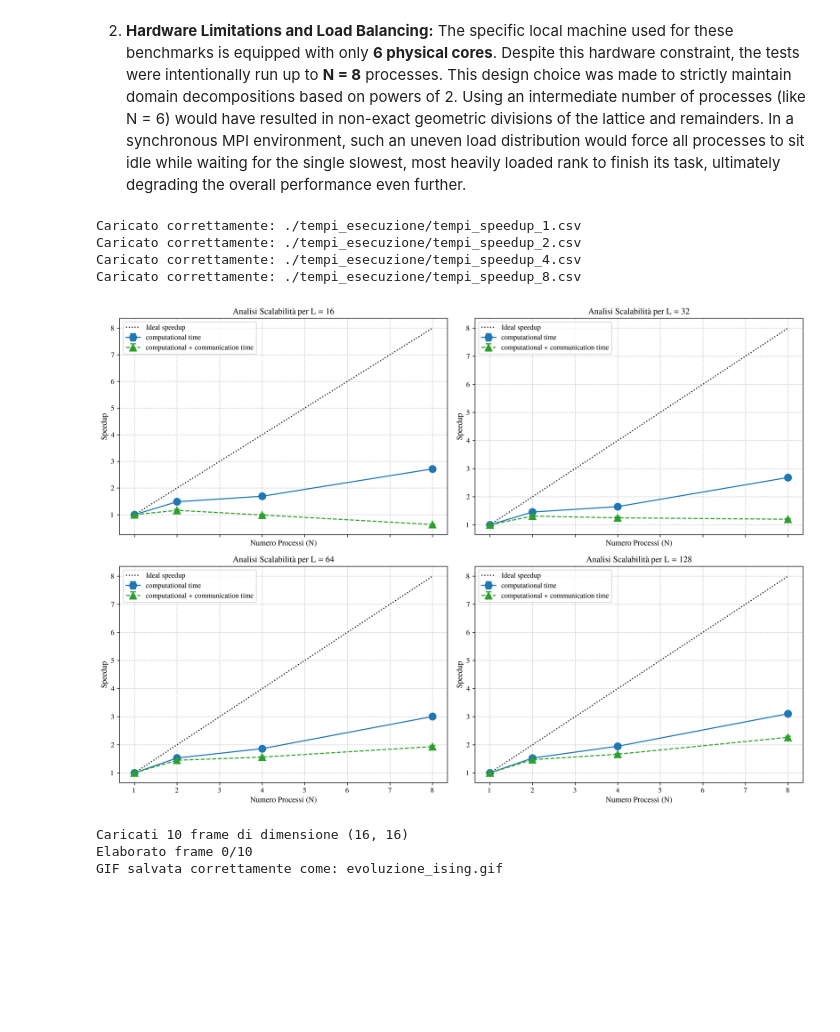
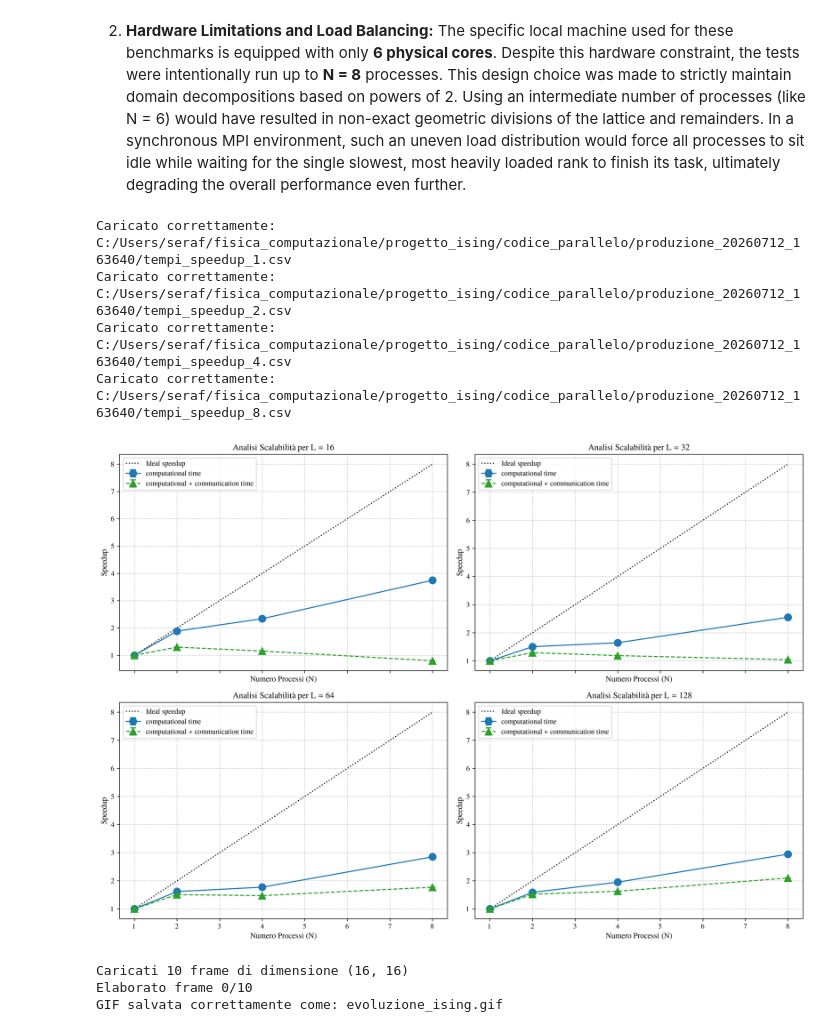
Before and after one commit to elena035/ising_project, a Jupyter notebook: ising_analysis.ipynb, the cells around one changed output. Saved outputs shown, nothing was run; the diff lists cells and outputs as text; code cells hidden in the pictures; blank space fills up the shorter version.

Commit message:
speedup

```diff
--- a/ising_analysis.ipynb
+++ b/ising_analysis.ipynb
@@ -4,9 +4,12 @@ import matplotlib.pyplot as plt
 import matplotlib.animation as animation
 import pandas as pd
 import os
+# %%
+path = "C:/Users/seraf/fisica_computazionale/progetto_ising/codice_parallelo/produzione_20260712_163640/"
 # %%
 num_p = 8
-magnetizzazione_df = pd.read_csv("./results/risultati_%dp.csv" %(num_p))
+#magnetizzazione_df = pd.read_csv("./results/risultati_%dp.csv" %(num_p))
+magnetizzazione_df = pd.read_csv(os.path.join(path, 'risultati_%dp_def.csv' %(num_p)))
 # %%
 L_values = np.array(magnetizzazione_df['L'].unique())
 beta_values = np.array(magnetizzazione_df['beta'].unique())
@@ -124,7 +127,8 @@ labels = ["Fase Disordinata (Alta T)", "Punto Critico", "Fase Ordinata (Bassa T)
 
 # Funzione per estrarre l'ultimo frame dal file
 def get_last_frame(L, beta):
-    filename = f"./simulations/L_{L}/traiettoria_L_{L}_beta_{beta:.3f}.txt"
+    #filename = f"./simulations/L_{L}/traiettoria_L_{L}_beta_{beta:.3f}.txt"
+    filename = f"C:/Users/seraf/fisica_computazionale/progetto_ising/codice_parallelo/produzione_20260712_163640/simulazioni/L_{L}/traiettoria_L_{L}_beta_{beta:.3f}.txt"
     last_matrix = None
 
     if not os.path.exists(filename):
@@ -176,7 +180,7 @@ plt.tight_layout()
 os.makedirs("./assets", exist_ok=True)
 output_path = f"./assets/snapshots_L{L_target}.png"
 
-plt.savefig(output_path, dpi=300, bbox_inches='tight')
+#plt.savefig(output_path, dpi=300, bbox_inches='tight')
 
 plt.show()
 # %% [output]
@@ -195,7 +197,8 @@ Because the system has already reached its thermal dynamic equilibrium for a fix
 L_target=128
 beta_target = 0.800
 
-filename = ("./simulations/L_%d/traiettoria_L_%d_beta_%.3f.txt" %(L_target, L_target, beta_target))
+#filename = ("./simulations/L_%d/traiettoria_L_%d_beta_%.3f.txt" %(L_target, L_target, beta_target))
+filename = f"C:/Users/seraf/fisica_computazionale/progetto_ising/codice_parallelo/produzione_20260712_163640/simulazioni/L_{L}/traiettoria_L_{L}_beta_{beta:.3f}.txt"
 
 frames = []
 sweeps = []
@@ -259,5 +262,5 @@ def update(frame_idx):
 # Creiamo l'oggetto animazione (intervallo di 100ms tra i frame)
 ani = animation.FuncAnimation(fig, update, frames=len(frames), interval=100, blit=False)
 
-ani.save('./assets/gif/ising_L%d_B%.3f.gif' %(L_target, beta_target), writer='pillow', fps=10)
+#ani.save('./assets/gif/ising_L%d_B%.3f.gif' %(L_target, beta_target), writer='pillow', fps=10)
 # %% [output]
@@ -283,7 +286,7 @@ As seen in the subplots, the measured speedup naturally deviates from the theore
 1. **Amdahl's Law and Serial Portions:** As dictated by Amdahl's Law, ideal linear speedup is impossible to achieve because not all parts of the code can be parallelized. For instance, in this implementation, the data gathering and the calculation of global statistical averages and standard deviations are performed exclusively by the root process (rank 0). This inevitable serial fraction inherently limits the maximum achievable speedup.
 2. **Hardware Limitations and Load Balancing:** The specific local machine used for these benchmarks is equipped with only **6 physical cores**. Despite this hardware constraint, the tests were intentionally run up to **N = 8** processes. This design choice was made to strictly maintain domain decompositions based on powers of 2. Using an intermediate number of processes (like N = 6) would have resulted in non-exact geometric divisions of the lattice and remainders. In a synchronous MPI environment, such an uneven load distribution would force all processes to sit idle while waiting for the single slowest, most heavily loaded rank to finish its task, ultimately degrading the overall performance even further.
 # %%
-data_path = "./execution_times/"
+#data_path = "./execution_times/"
 
 # Lista dei core testati
 core_counts = [1, 2, 4, 8]
@@ -291,7 +294,7 @@ df_dict = {}
 
 # 1. Caricamento robusto
 for n in core_counts:
-    filename = os.path.join(data_path, f"tempi_speedup_{n}.csv")
+    filename = os.path.join(path, f"tempi_speedup_{n}.csv")
     if os.path.exists(filename):
         df = pd.read_csv(filename)
 
@@ -360,39 +363,39 @@ for i, L in enumerate(L_values):
             # 2) Calcolo media e deviazione standard empirica (ddof=1) direttamente sugli speedup
             speedup_c.append(np.mean(s_comp_array))
             speedup_c_err.append(np.std(s_comp_array, ddof=1) if min_len > 1 else 0.0)
 
             speedup_algo.append(np.mean(s_algo_array))
             speedup_algo_err.append(np.std(s_algo_array, ddof=1) if min_len > 1 else 0.0)
 
             cores_found.append(n)
 
     # Plot nel subplot specifico usando plt.errorbar
     ax.errorbar(cores_found, speedup_c, yerr=speedup_c_err, marker='o', markersize=10, color='tab:blue',
                 linestyle='-', label='computational time', capsize=4, capthick=1.5)
 
     ax.errorbar(cores_found, speedup_algo, yerr=speedup_algo_err, marker='^', markersize=10, color='tab:green',
                 linestyle='--', label='computational + communication time', capsize=4, capthick=1.5)
 
     ax.plot(core_counts, core_counts, 'k:', label='Ideal speedup', linewidth=1.5)
 
     ax.set_title(f'Analisi Scalabilità per L = {L}')
     ax.set_ylabel('Speedup')
     ax.set_xlabel('Numero Processi (N)')
     ax.legend()
     ax.grid(True, linestyle='--', alpha=0.6)
 
 plt.tight_layout()
 
 # Assicuriamoci che la cartella assets esista, se no la creiamo
 os.makedirs("./assets", exist_ok=True)
-plt.savefig("./assets/scaling_speedup.png")
+#plt.savefig("./assets/scaling_speedup.png")
 plt.show()
 # %% [output]
-Caricato correttamente: ./tempi_esecuzione/tempi_speedup_1.csv
-Caricato correttamente: ./tempi_esecuzione/tempi_speedup_2.csv
-Caricato correttamente: ./tempi_esecuzione/tempi_speedup_4.csv
-Caricato correttamente: ./tempi_esecuzione/tempi_speedup_8.csv
+Caricato correttamente: C:/Users/seraf/fisica_computazionale/progetto_ising/codice_parallelo/produzione_20260712_163640/tempi_speedup_1.csv
+Caricato correttamente: C:/Users/seraf/fisica_computazionale/progetto_ising/codice_parallelo/produzione_20260712_163640/tempi_speedup_2.csv
+Caricato correttamente: C:/Users/seraf/fisica_computazionale/progetto_ising/codice_parallelo/produzione_20260712_163640/tempi_speedup_4.csv
+Caricato correttamente: C:/Users/seraf/fisica_computazionale/progetto_ising/codice_parallelo/produzione_20260712_163640/tempi_speedup_8.csv
-[figure, old version]
+[figure, new version]
 # %%
 import numpy as np
 import matplotlib.pyplot as plt
```
Also changed, not shown: parts of 3 cells of this notebook, 1 other file.
